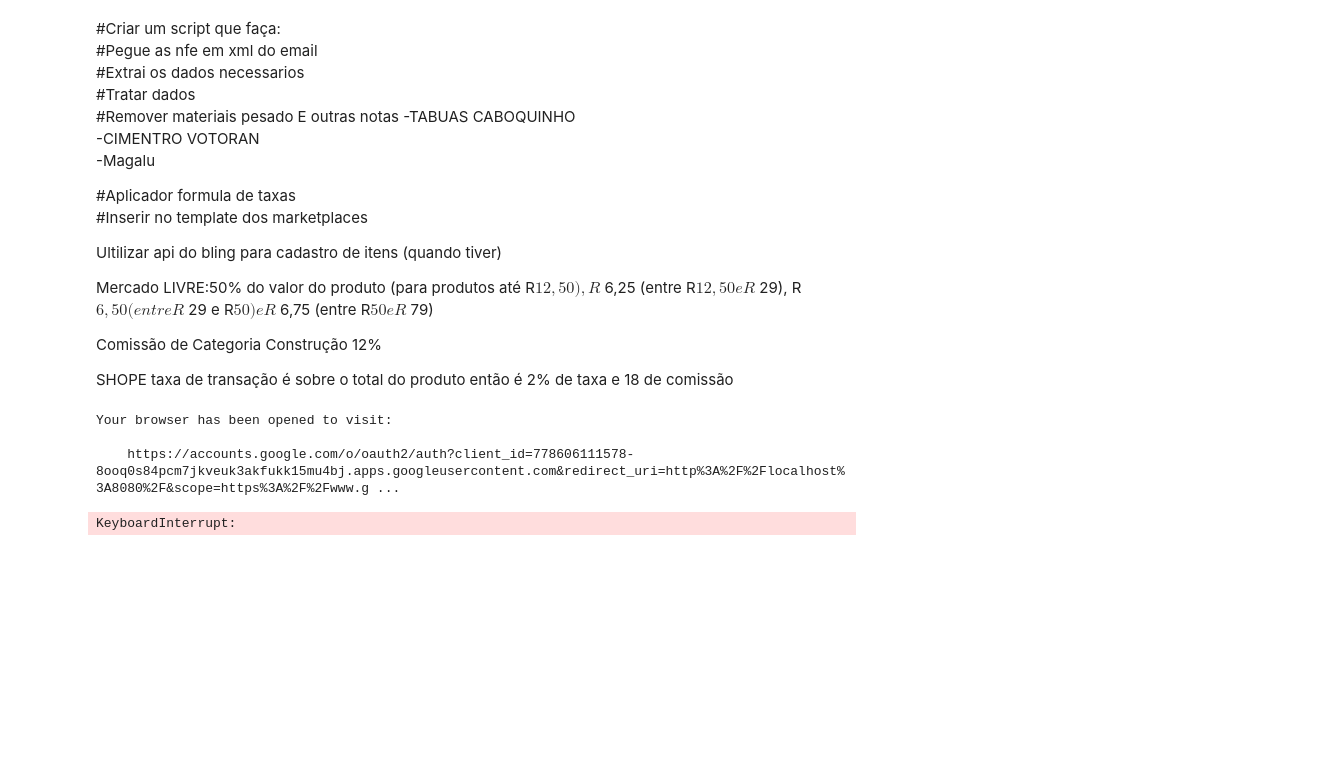
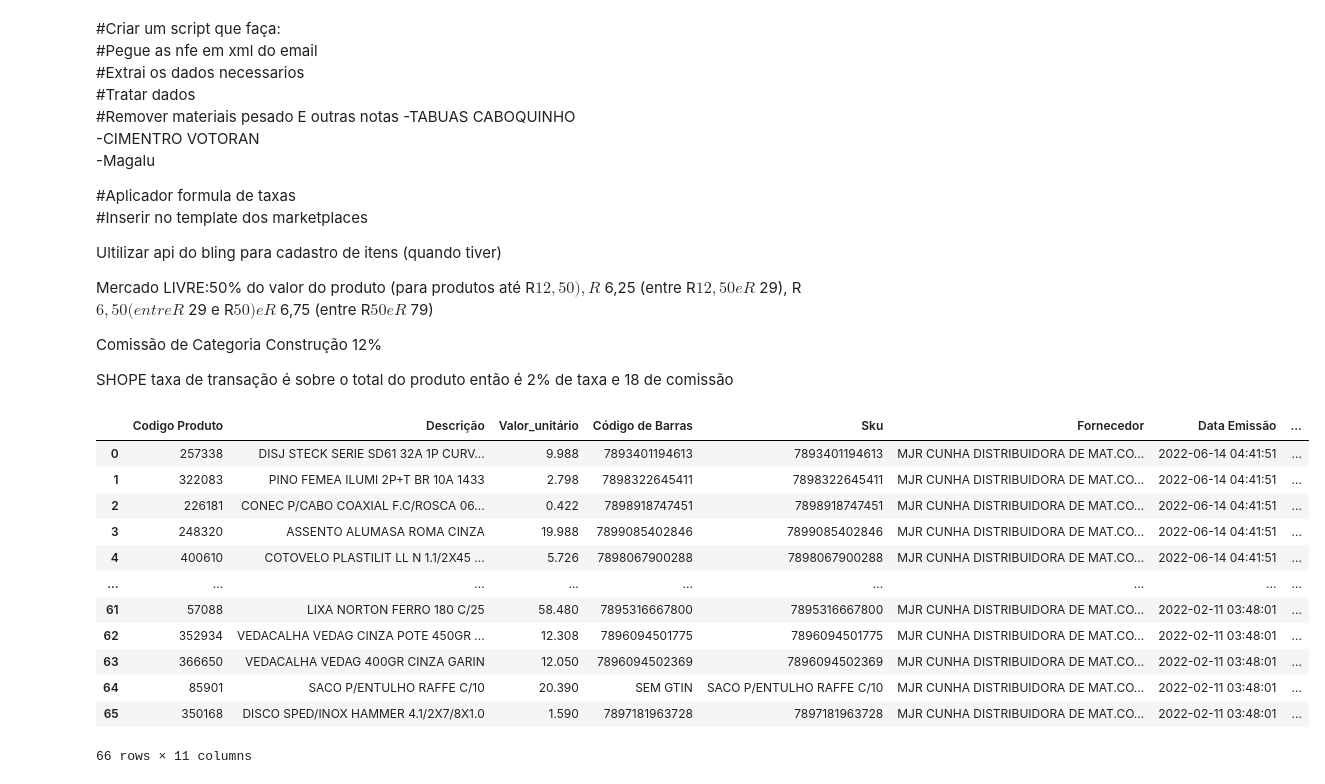
Before and after one commit to Lucas-Fernandes-Silva/auto_shopee, a Jupyter notebook: notebooks/explorar.ipynb, the cells around one changed output. Cells and saved outputs as stored; diff of their text form; code cells hidden in the pictures; blank space fills up the shorter version.

```diff
--- a/notebooks/explorar.ipynb
+++ b/notebooks/explorar.ipynb
@@ -52,14 +29,0 @@ print("Só em B:", diferentes_b)
-# %%
-from pydrive.auth import GoogleAuth
-from pydrive.drive import GoogleDrive
-
-gauth = GoogleAuth()
-gauth.LocalWebserverAuth()  # vai abrir o navegador
-drive = GoogleDrive(gauth)
-
-print("✅ Autenticado com sucesso!")
-# %% [output]
-Your browser has been opened to visit:
-
-    https://accounts.google.com/o/oauth2/auth?client_id=778606111578-8ooq0s84pcm7jkveuk3akfukk15mu4bj.apps.googleusercontent.com&redirect_uri=http%3A%2F%2Flocalhost%3A8080%2F&scope=https%3A%2F%2Fwww.g ...
-KeyboardInterrupt:
@@ -207,0 +30,53 @@ for item in data.get("items", []):
+# %%
+import pandas as pd
+
+df = pd.read_excel('../produtos.xlsx')
+
+comissao_percentual = 0.185
+taxa_transacao_percentual = 0.01
+taxa_fixa_padrao = 4
+margem_lucro_desejada = 0.20
+
+def calcular_preco_venda(preco_custo):
+
+    if preco_custo <= 8:
+        taxa_aplicada = preco_custo / 2
+    else:
+        taxa_aplicada = taxa_fixa_padrao
+
+    total_percentuais = comissao_percentual + taxa_transacao_percentual + margem_lucro_desejada
+
+    preco_venda = (preco_custo + taxa_aplicada) / (1 - total_percentuais)
+
+    comissao = preco_venda * comissao_percentual
+    taxa_transacao = preco_venda * taxa_transacao_percentual
+    total_taxas = comissao + taxa_aplicada + taxa_transacao
+
+    lucro = preco_venda - preco_custo - total_taxas
+
+    return pd.Series({
+        'Preço Final': round(preco_venda, 2),
+        'Taxas': round(total_taxas, 2),
+        'Lucro': round(lucro, 2)
+    })
+
+produtos_completos = df.copy()
+produtos_completos.loc[:, ['Preço Final', 'Taxas', 'Lucro']] = (
+    produtos_completos['Valor_unitário'].apply(calcular_preco_venda)
+)
+
+produtos_completos
+# %% [output]
+|  | Codigo Produto | Descrição | Valor_unitário | Código de Barras | Sku | Fornecedor | Data Emissão | ... |
+| 0 | 257338 | DISJ STECK SERIE SD61 32A 1P CURV... | 9.988 | 7893401194613 | 7893401194613 | MJR CUNHA DISTRIBUIDORA DE MAT.CO... | 2022-06-14 04:41:51 | ... |
+| 1 | 322083 | PINO FEMEA ILUMI 2P+T BR 10A 1433 | 2.798 | 7898322645411 | 7898322645411 | MJR CUNHA DISTRIBUIDORA DE MAT.CO... | 2022-06-14 04:41:51 | ... |
+| 2 | 226181 | CONEC P/CABO COAXIAL F.C/ROSCA 06... | 0.422 | 7898918747451 | 7898918747451 | MJR CUNHA DISTRIBUIDORA DE MAT.CO... | 2022-06-14 04:41:51 | ... |
+| 3 | 248320 | ASSENTO ALUMASA ROMA CINZA | 19.988 | 7899085402846 | 7899085402846 | MJR CUNHA DISTRIBUIDORA DE MAT.CO... | 2022-06-14 04:41:51 | ... |
+| 4 | 400610 | COTOVELO PLASTILIT LL N 1.1/2X45 ... | 5.726 | 7898067900288 | 7898067900288 | MJR CUNHA DISTRIBUIDORA DE MAT.CO... | 2022-06-14 04:41:51 | ... |
+| ... | ... | ... | ... | ... | ... | ... | ... | ... |
+| 61 | 57088 | LIXA NORTON FERRO 180 C/25 | 58.480 | 7895316667800 | 7895316667800 | MJR CUNHA DISTRIBUIDORA DE MAT.CO... | 2022-02-11 03:48:01 | ... |
+| 62 | 352934 | VEDACALHA VEDAG CINZA POTE 450GR ... | 12.308 | 7896094501775 | 7896094501775 | MJR CUNHA DISTRIBUIDORA DE MAT.CO... | 2022-02-11 03:48:01 | ... |
+| 63 | 366650 | VEDACALHA VEDAG 400GR CINZA GARIN | 12.050 | 7896094502369 | 7896094502369 | MJR CUNHA DISTRIBUIDORA DE MAT.CO... | 2022-02-11 03:48:01 | ... |
+| 64 | 85901 | SACO P/ENTULHO RAFFE C/10 | 20.390 | SEM GTIN | SACO P/ENTULHO RAFFE C/10 | MJR CUNHA DISTRIBUIDORA DE MAT.CO... | 2022-02-11 03:48:01 | ... |
+| 65 | 350168 | DISCO SPED/INOX HAMMER 4.1/2X7/8X1.0 | 1.590 | 7897181963728 | 7897181963728 | MJR CUNHA DISTRIBUIDORA DE MAT.CO... | 2022-02-11 03:48:01 | ... |
+66 rows × 11 columns
```
Also changed, not shown: parts of 5 cells of this notebook, 8 other files.
